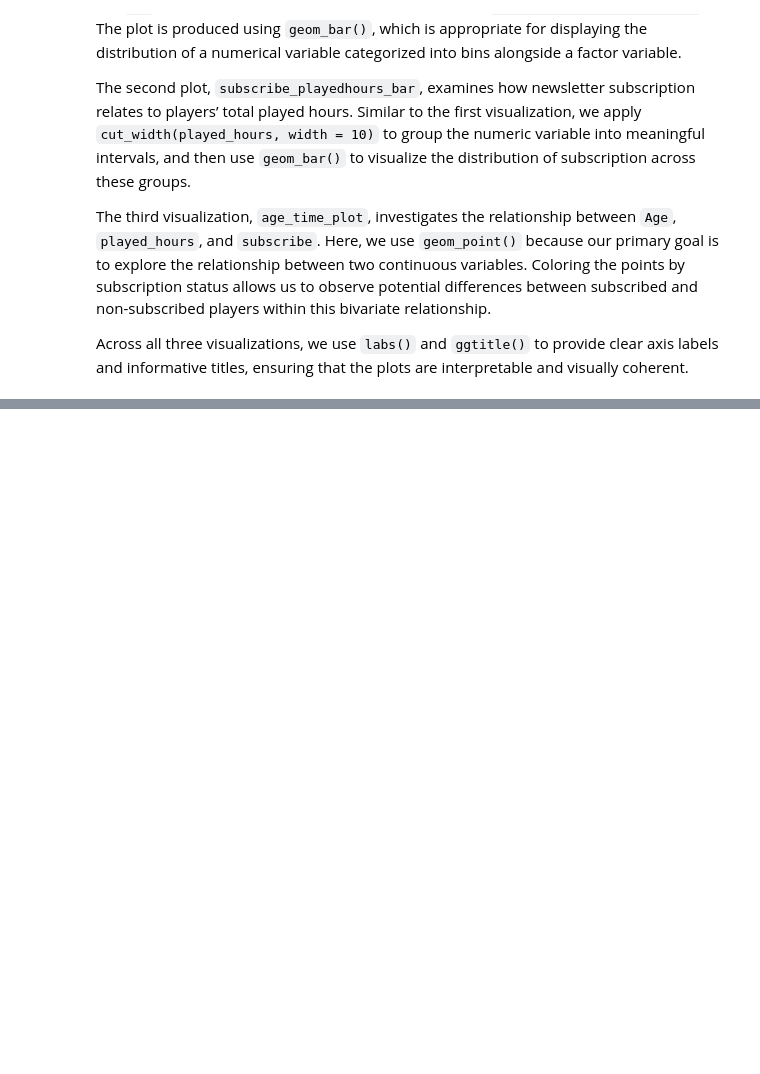
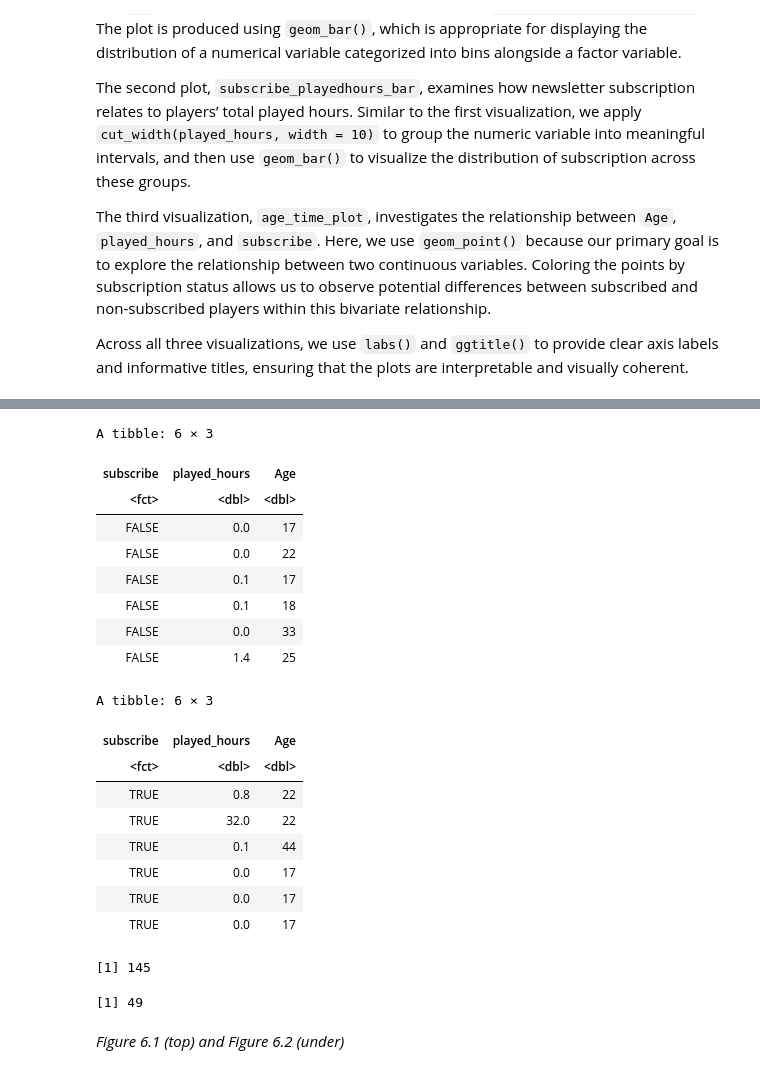
Before and after one commit to calebriggsby/DSCI100FinalProject, a Jupyter notebook: GROUP PROJECT.ipynb, the cells around one changed output, grey strips where cells are left out. Cells and saved outputs as stored; diff of their text form; code cells hidden in the pictures; blank space fills up the shorter version.

```diff
--- a/GROUP PROJECT.ipynb
+++ b/GROUP PROJECT.ipynb
@@ -159,0 +203,36 @@ age_time_plot
+# %%
+set.seed(1)
+
+player_split <- players_clean |> initial_split(prop = 0.75, strata = subscribe)
+
+player_training <- training(player_split)
+player_testing <- testing(player_split)
+
+head(player_training)
+tail(player_training)
+
+nrow(player_training)
+nrow(player_testing)
+# %% [output]
+A tibble: 6 × 3
+| subscribe | played_hours | Age |
+| <fct> | <dbl> | <dbl> |
+| FALSE | 0.0 | 17 |
+| FALSE | 0.0 | 22 |
+| FALSE | 0.1 | 17 |
+| FALSE | 0.1 | 18 |
+| FALSE | 0.0 | 33 |
+| FALSE | 1.4 | 25 |
+A tibble: 6 × 3
+| subscribe | played_hours | Age |
+| <fct> | <dbl> | <dbl> |
+| TRUE | 0.8 | 22 |
+| TRUE | 32.0 | 22 |
+| TRUE | 0.1 | 44 |
+| TRUE | 0.0 | 17 |
+| TRUE | 0.0 | 17 |
+| TRUE | 0.0 | 17 |
+[1] 145
+[1] 49
+# %% [markdown]
+*Figure 6.1 (top) and Figure 6.2 (under)*
```
Also changed, not shown: parts of 22 cells of this notebook.
